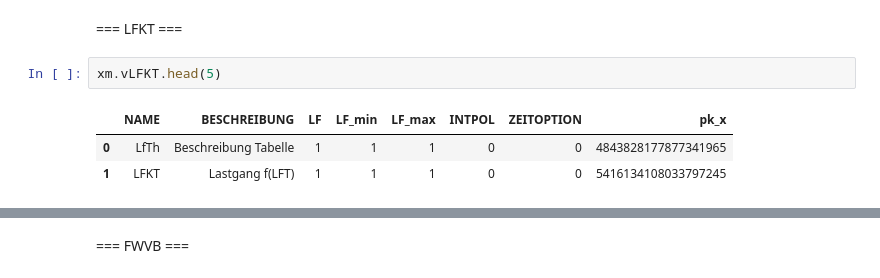
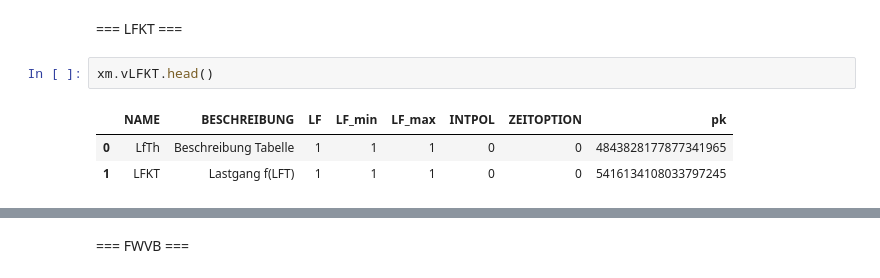
Before and after one commit to aw3s/PT3S, a Jupyter notebook: nb/XmWithPandas.ipynb, the cells around one changed output, grey strips where cells are left out. Saved outputs shown, nothing was run; the diff lists cells and outputs as text.

```diff
--- a/nb/XmWithPandas.ipynb
+++ b/nb/XmWithPandas.ipynb
@@ -11,8 +13,8 @@ xm=Xm.Xm(XmlFile=r'C:\3S\Modelle\MVV_FW.XML')
 # %% [markdown]
 === LFKT ===
 # %%
-xm.vLFKT.head(5)
+xm.vLFKT.head()
 # %% [output]
-|  | NAME | BESCHREIBUNG | LF | LF_min | LF_max | INTPOL | ZEITOPTION | pk_x |
+|  | NAME | BESCHREIBUNG | LF | LF_min | LF_max | INTPOL | ZEITOPTION | pk |
 | 0 | LfTh | Beschreibung Tabelle | 1 | 1 | 1 | 0 | 0 | 4843828177877341965 |
 | 1 | LFKT | Lastgang f(LFT) | 1 | 1 | 1 | 0 | 0 | 5416134108033797245 |
```
Also changed, not shown: parts of 93 cells of this notebook, 1 other file.
